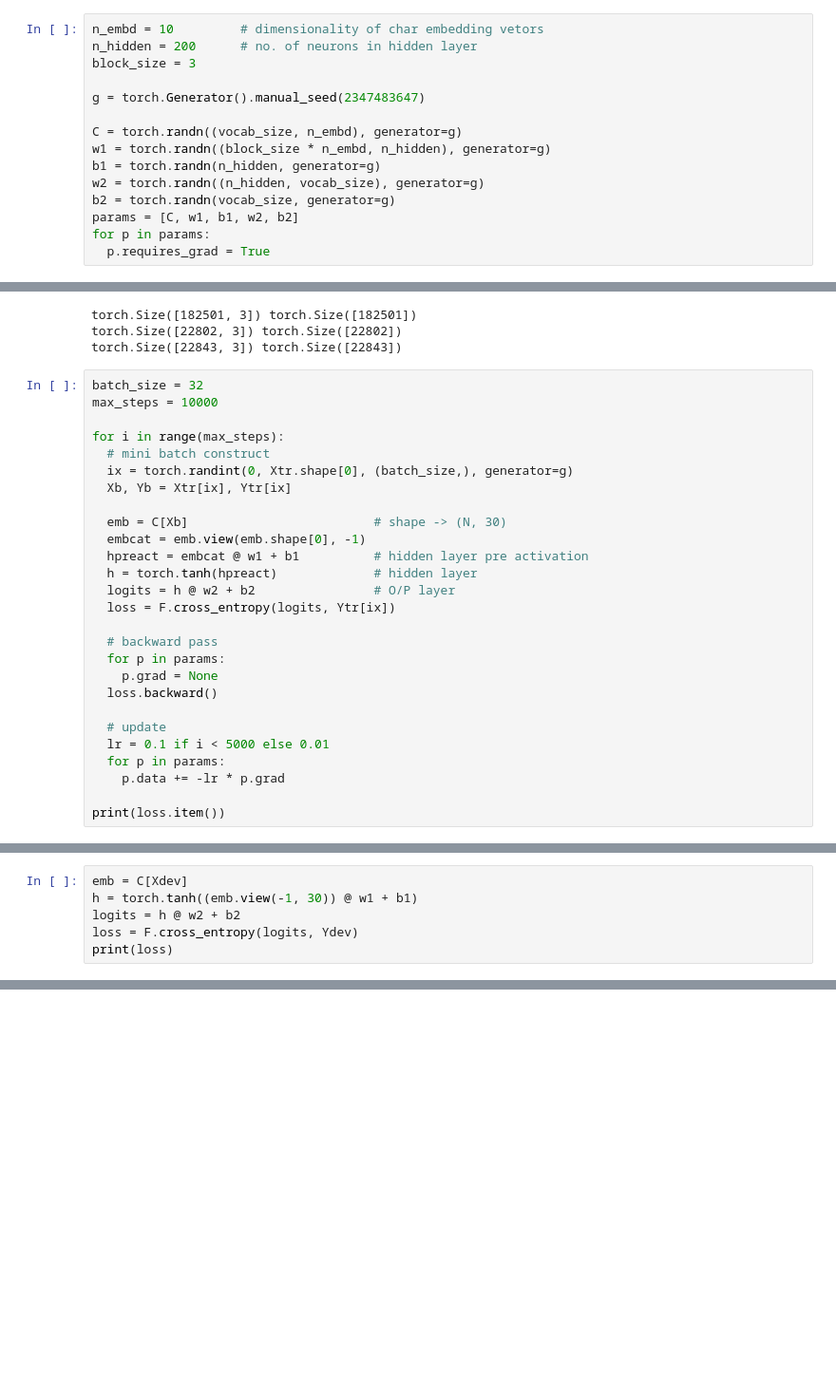
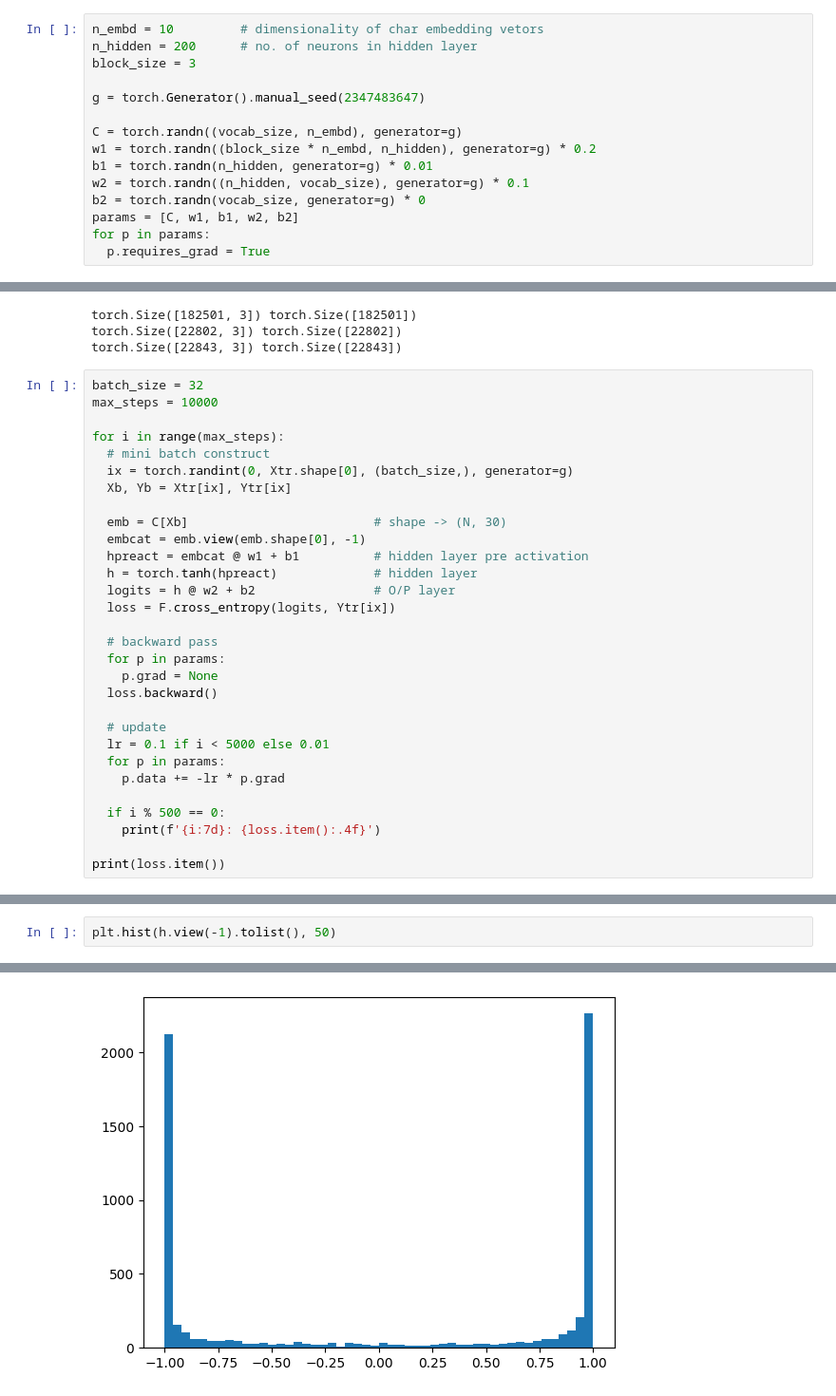
Before and after one commit to JagdeepSingh13/deep_learning_ng, a Jupyter notebook: andrej_k/makemore/makemore_mlp_2.ipynb, the cells around one changed output, grey strips where cells are left out. Shown at 95% size. Cells and saved outputs as stored; diff of their text form; blank space fills up the shorter version.

```diff
--- a/andrej_k/makemore/makemore_mlp_2.ipynb
+++ b/andrej_k/makemore/makemore_mlp_2.ipynb
@@ -22,10 +22,10 @@ block_size = 3
 g = torch.Generator().manual_seed(2347483647)
 
 C = torch.randn((vocab_size, n_embd), generator=g)
-w1 = torch.randn((block_size * n_embd, n_hidden), generator=g)
-b1 = torch.randn(n_hidden, generator=g)
-w2 = torch.randn((n_hidden, vocab_size), generator=g)
-b2 = torch.randn(vocab_size, generator=g)
+w1 = torch.randn((block_size * n_embd, n_hidden), generator=g) * 0.2
+b1 = torch.randn(n_hidden, generator=g) * 0.01
+w2 = torch.randn((n_hidden, vocab_size), generator=g) * 0.1
+b2 = torch.randn(vocab_size, generator=g) * 0
 params = [C, w1, b1, w2, b2]
 for p in params:
   p.requires_grad = True
@@ -89,5 +89,8 @@ for i in range(max_steps):
   for p in params:
     p.data += -lr * p.grad
 
+  if i % 500 == 0:
+    print(f'{i:7d}: {loss.item():.4f}')
+
 print(loss.item())
 # %% [output]
@@ -97,6 +113,0 @@ Validation
-# %%
-emb = C[Xdev]
-h = torch.tanh((emb.view(-1, 30)) @ w1 + b1)
-logits = h @ w2 + b2
-loss = F.cross_entropy(logits, Ydev)
-print(loss)
@@ -104,0 +114,3 @@ tensor(2.3813, grad_fn=<NllLossBackward0>)
+# %%
+plt.hist(h.view(-1).tolist(), 50)
+# %% [output]
@@ -104,0 +130 @@ tensor(2.3813, grad_fn=<NllLossBackward0>)
+[figure, added]
```
Also changed, not shown: parts of 11 cells of this notebook.
